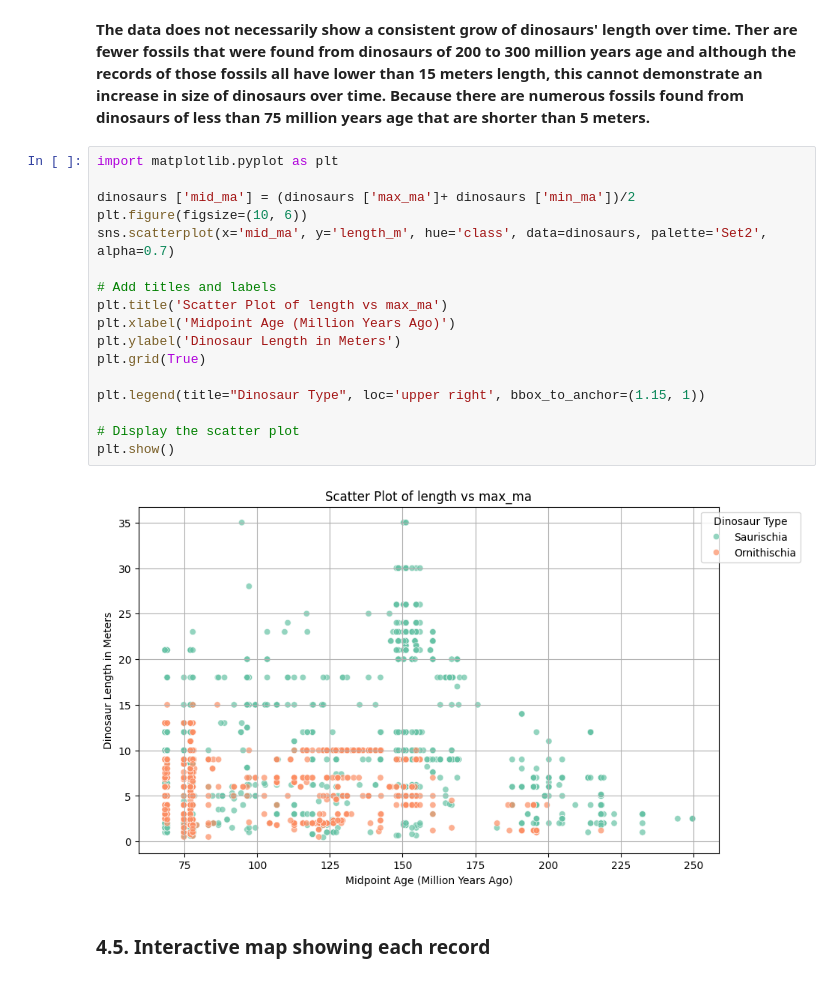
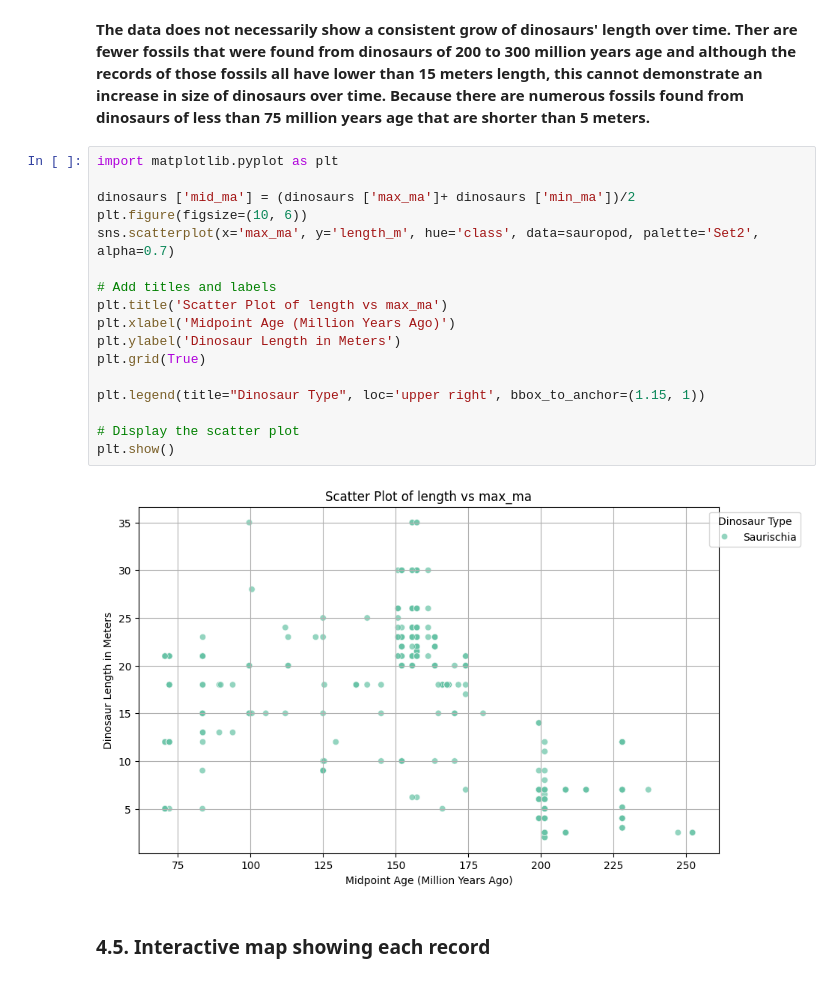
Before and after one commit to jshahna/Dinosaur-Fosil-Record-Insights, a Jupyter notebook: Dinosaurs-fossil-insights.ipynb, the cells around one changed output. Drawn from its saved outputs; the diff is of its cells as text.

```diff
--- a/Dinosaurs-fossil-insights.ipynb
+++ b/Dinosaurs-fossil-insights.ipynb
@@ -723,22 +817,22 @@ plt.show()
 # %%
 import matplotlib.pyplot as plt
 
 dinosaurs ['mid_ma'] = (dinosaurs ['max_ma']+ dinosaurs ['min_ma'])/2
 plt.figure(figsize=(10, 6))
-sns.scatterplot(x='mid_ma', y='length_m', hue='class', data=dinosaurs, palette='Set2', alpha=0.7)
+sns.scatterplot(x='max_ma', y='length_m', hue='class', data=sauropod, palette='Set2', alpha=0.7)
 
 # Add titles and labels
 plt.title('Scatter Plot of length vs max_ma')
 plt.xlabel('Midpoint Age (Million Years Ago)')
 plt.ylabel('Dinosaur Length in Meters')
 plt.grid(True)
 
 plt.legend(title="Dinosaur Type", loc='upper right', bbox_to_anchor=(1.15, 1))
 
 # Display the scatter plot
 plt.show()
 # %% [output]
-[figure, old version]
+[figure, new version]
 # %% [markdown]
 ### 4.5. Interactive map showing each record
 # %%
```
Also changed, not shown: parts of 11 cells of this notebook.
